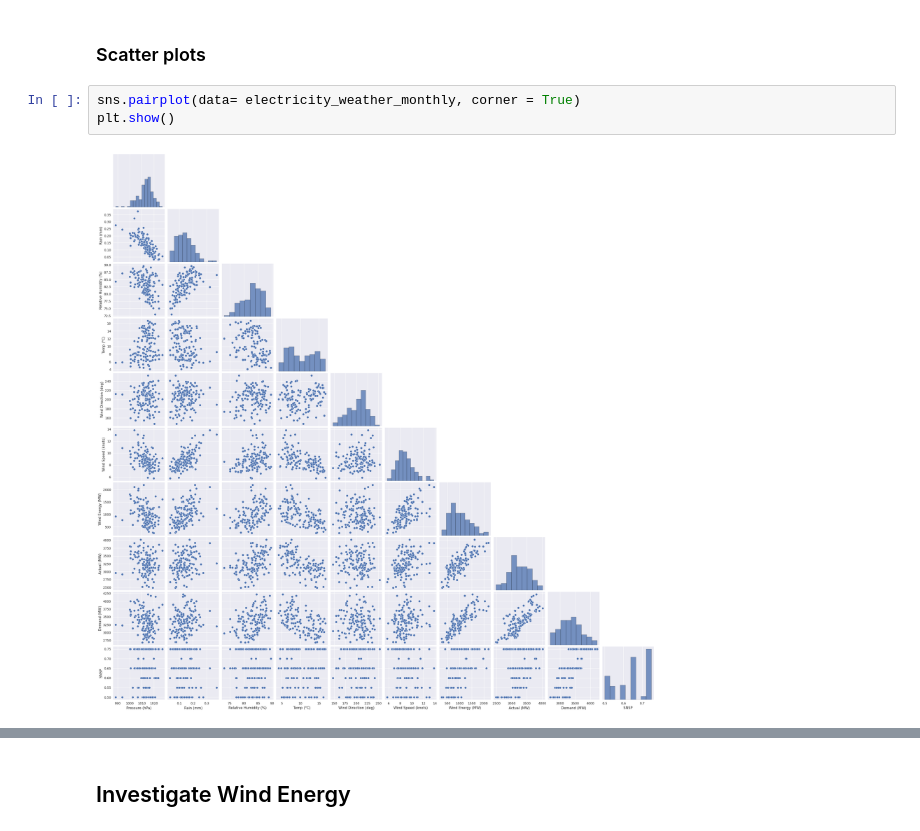
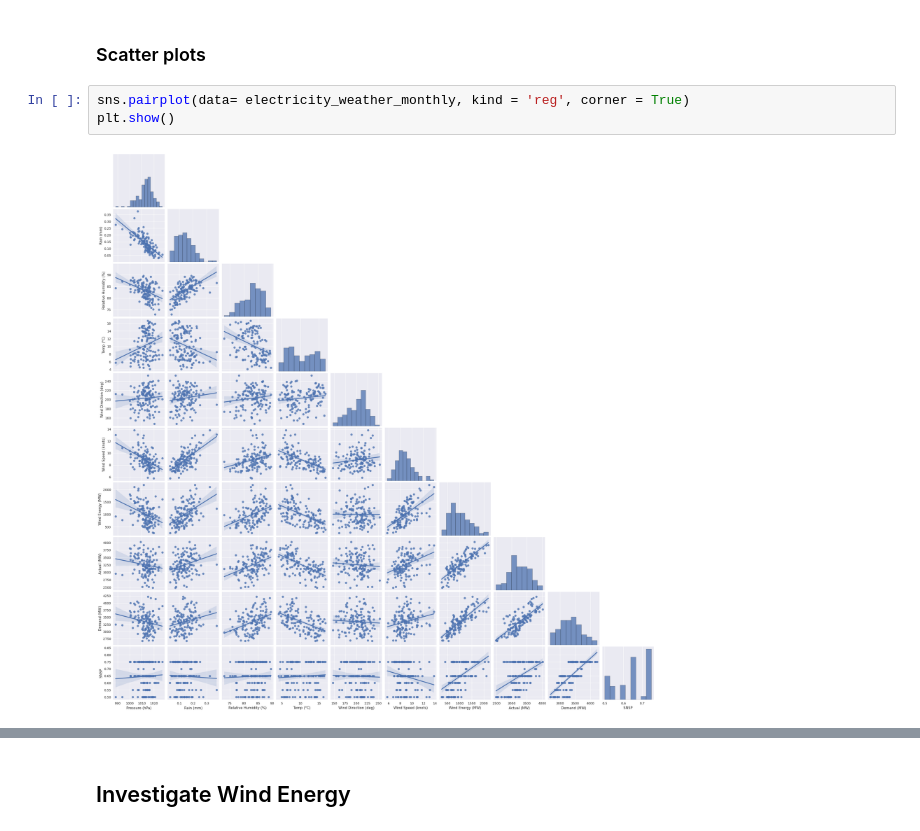
Before and after one commit to IreneKilgannon/PFDA, a Jupyter notebook: PFDA-project/wind_energy_analysis.ipynb, the cells around one changed output, grey strips where cells are left out. Drawn from its saved outputs; the diff is of its cells as text.

```diff
--- a/PFDA-project/wind_energy_analysis.ipynb
+++ b/PFDA-project/wind_energy_analysis.ipynb
@@ -326,7 +331,7 @@ plt.show()
 # %% [markdown]
 ### Scatter plots
 # %%
-sns.pairplot(data= electricity_weather_monthly, corner = True)
+sns.pairplot(data= electricity_weather_monthly, kind = 'reg', corner = True)
 plt.show()
 # %% [output]
-[figure, old version]
+[figure, new version]
```
Also changed, not shown: parts of 83 cells of this notebook, 5 other files.
